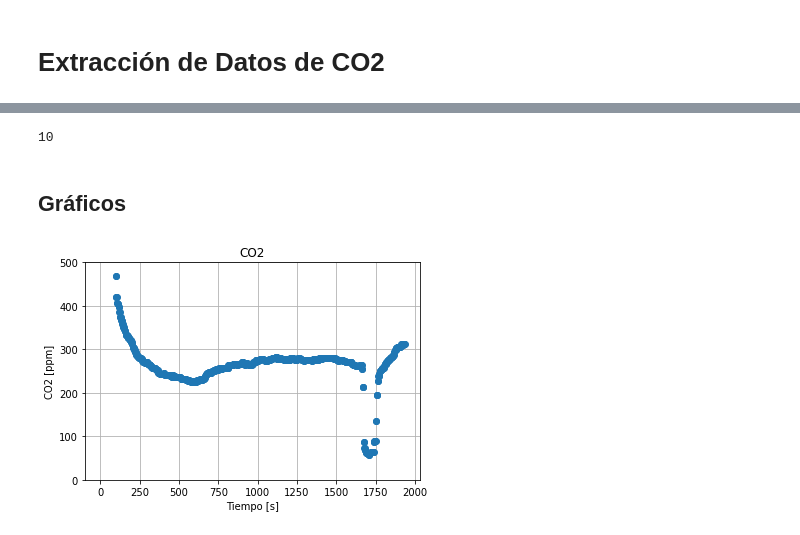
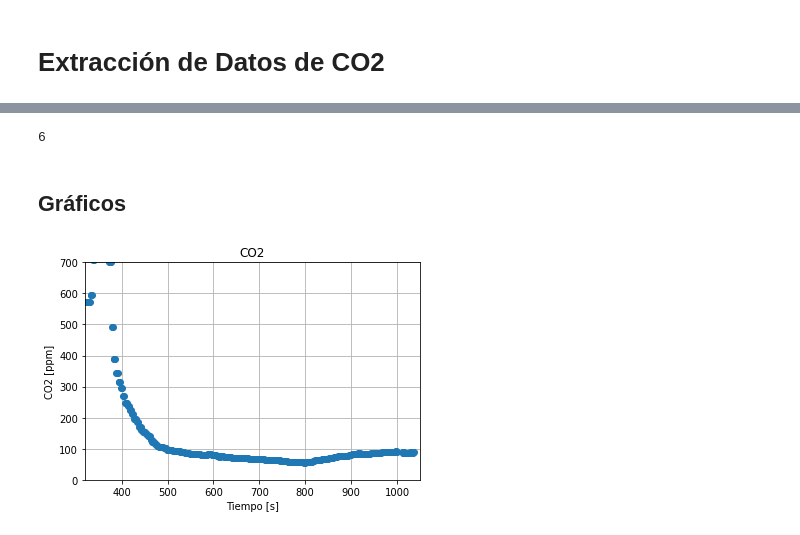
Before and after one commit to fyulita/laboratorio-6-y-7, a Jupyter notebook: Arduino/notebook-temp.ipynb, the cells around one changed output, grey strips where cells are left out. Drawn from its saved outputs; the diff is of its cells as text; code cells hidden in the pictures.

```diff
--- a/Arduino/notebook-temp.ipynb
+++ b/Arduino/notebook-temp.ipynb
@@ -142,7 +142,7 @@ tiempos = np.array([])
 mediciones = np.array([])    # (ppm)
 # %%
 # Definamos la carpeta con las mediciones como PATH
-PATH = "./measurements/CO2/20-09-2021_13-05-13"
+PATH = "./measurements/CO2/2021-09-22_12-22-38"
 
 # Creamos una carpeta para las figuras (si es que no existe)
 if not os.path.isdir(f"{PATH}/figuras"):
@@ -194,7 +194,7 @@ for file in os.listdir(PATH):
 
 print(n)
 # %% [output]
-10
+6
 # %%
 # Llenemos las listas con los datos
 for i in range(n):
@@ -211,13 +211,13 @@ for i in range(n):
 # %%
 plt.figure("CO2")
 plt.title("CO2")
 plt.plot(tiempos, mediciones, "o")
 plt.grid()
 plt.xlabel("Tiempo [s]")
 plt.ylabel("CO2 [ppm]")
-#plt.xlim([0,1600])
-plt.ylim([0,500])
+#plt.xlim([300,2000])
+plt.ylim([0,700])
 plt.savefig(f"{PATH}/figuras/CO2.png")
 plt.show()
 # %% [output]
-[figure, old version]
+[figure, new version]
```
Also changed, not shown: parts of 3 cells of this notebook, 12 other files.
